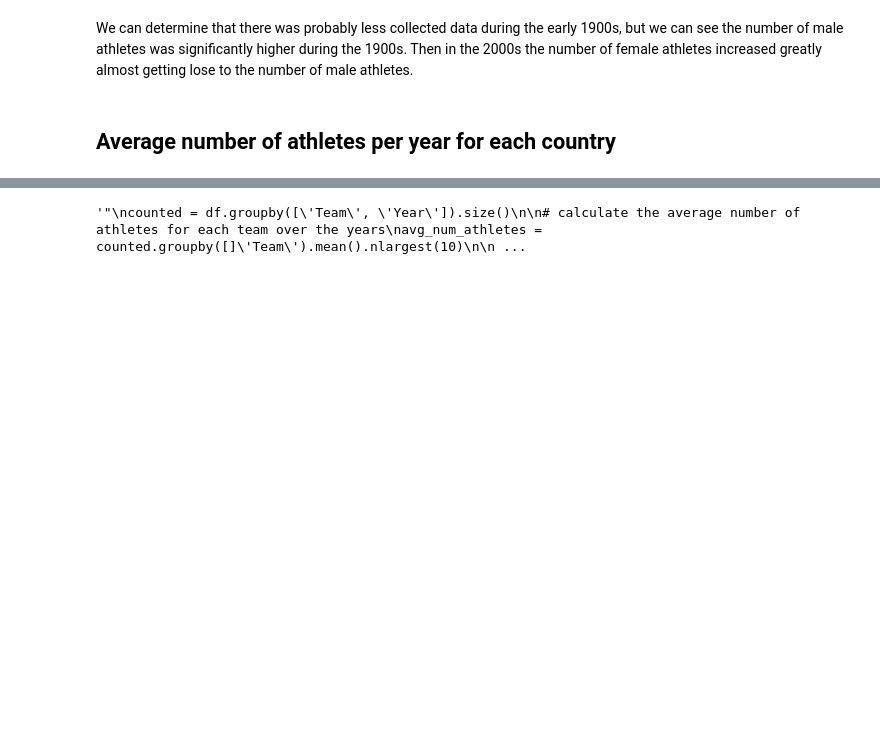
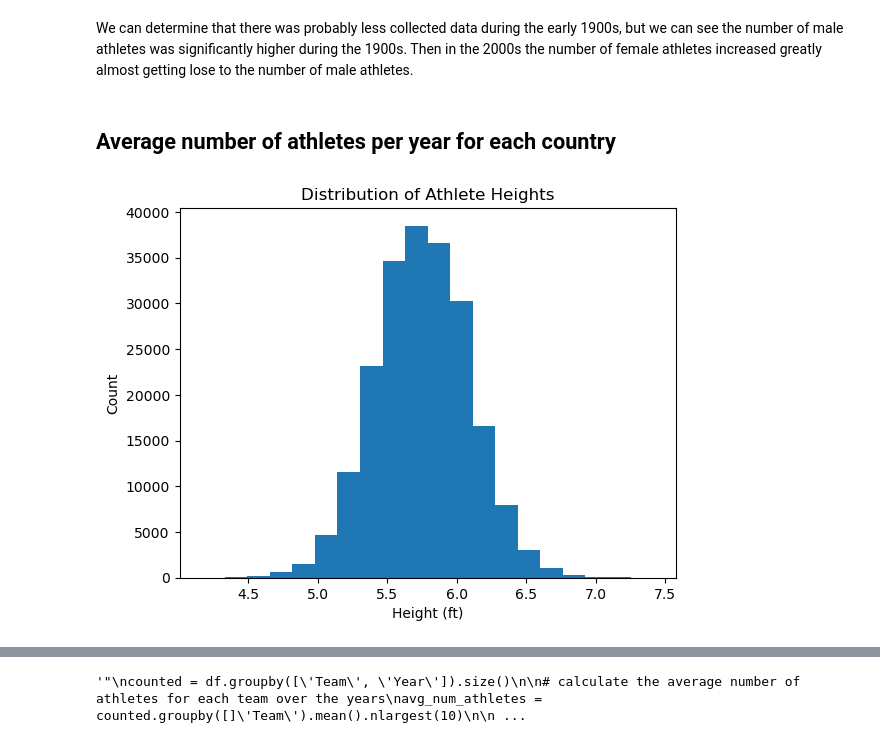
Before and after one commit to duhBlu/CS433-JupyterNotebooks, a Jupyter notebook: Final Project/FinalProject.ipynb, the cells around one changed output, grey strips where cells are left out. Cells and saved outputs as stored; diff of their text form; code cells hidden in the pictures; blank space fills up the shorter version.

```diff
--- a/Final Project/FinalProject.ipynb
+++ b/Final Project/FinalProject.ipynb
@@ -59,3 +59,15 @@ plt.show()
 We can determine that there was probably less collected data during the early 1900s, but we can see the number of male athletes was significantly higher during the 1900s. Then in the 2000s the number of female athletes increased greatly almost getting lose to the number of male athletes.
 # %% [markdown]
 ## Average number of athletes per year for each country
+# %%
+# Extract the Height column and convert to a NumPy array
+heights = np.array(df['Height'])
+
+# Plot a histogram of the heights
+plt.hist(heights, bins=20)
+plt.xlabel('Height (ft)')
+plt.ylabel('Count')
+plt.title('Distribution of Athlete Heights')
+plt.show()
+# %% [output]
+[figure, added]
```
Also changed, not shown: parts of 4 cells of this notebook.
